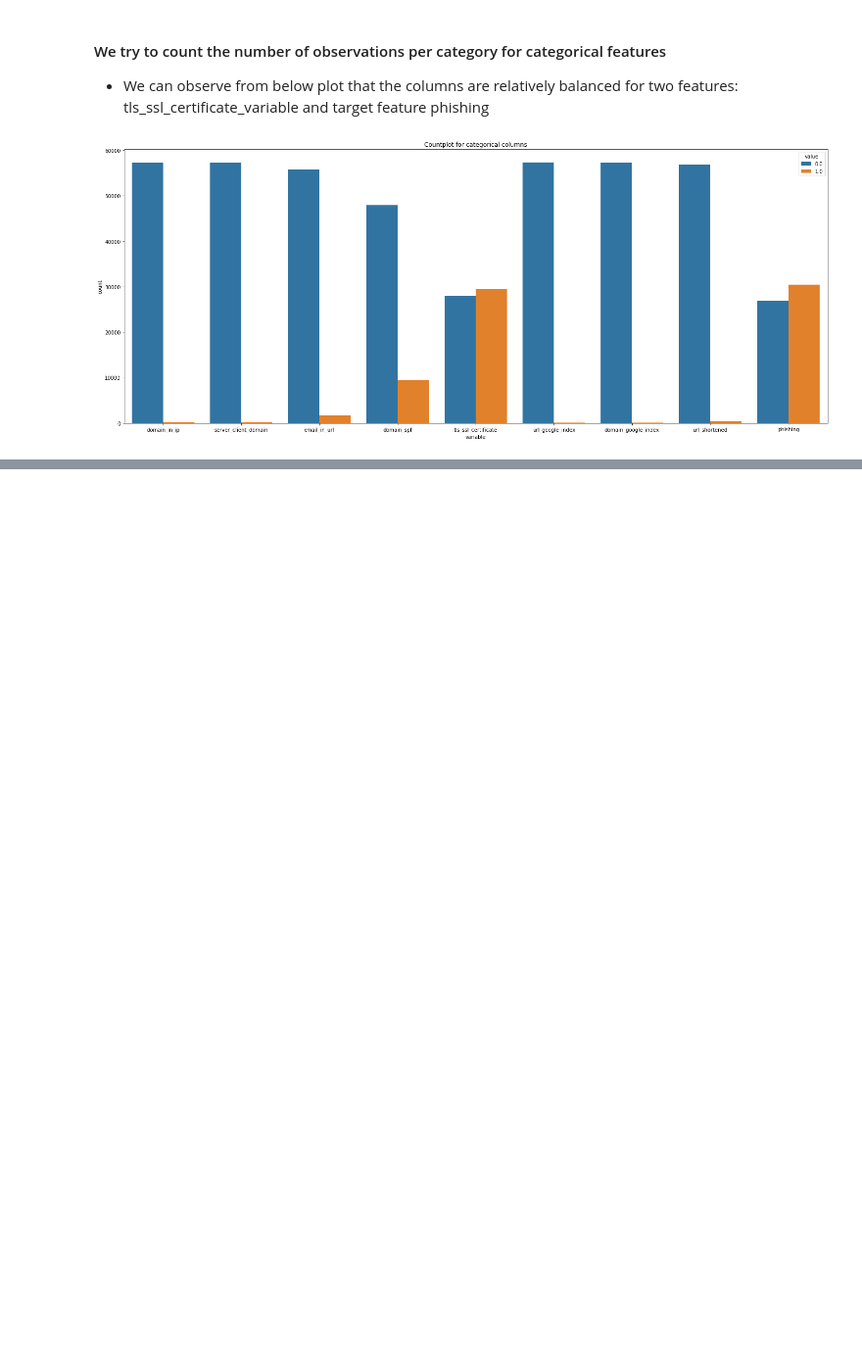
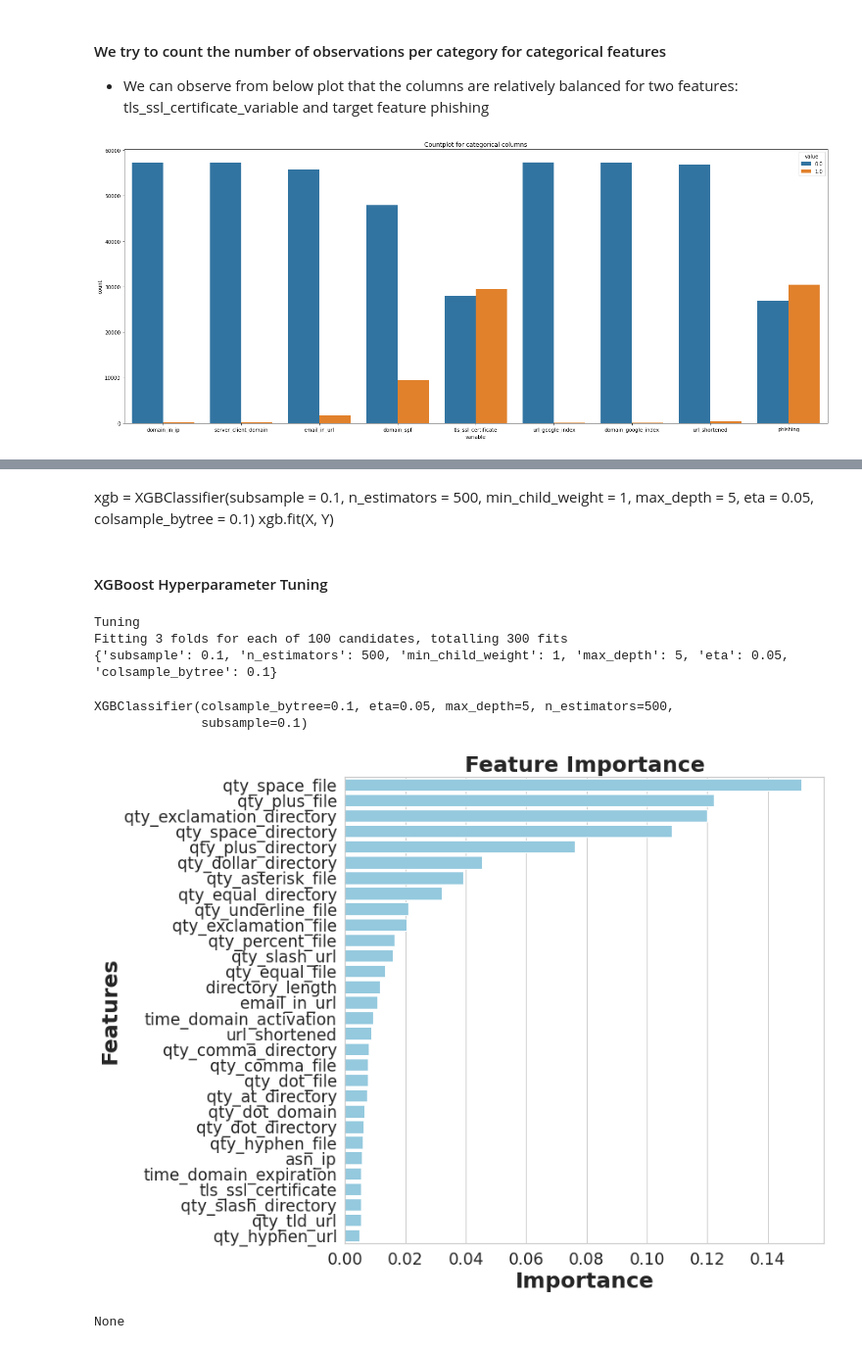
Before and after one commit to SaiGowtham-11/Customer-Analysis-and-Segementation, a Jupyter notebook: Milestone3Final.ipynb, the cells around one changed output, grey strips where cells are left out. Shown at 98% size. Cells and saved outputs as stored; diff of their text form; code cells hidden in the pictures; blank space fills up the shorter version.

Commit message:
Milestone3Final
Checked in the changes of exploratory data analysis on Mean Imputed data and Model training.

```diff
--- a/Milestone3Final.ipynb
+++ b/Milestone3Final.ipynb
@@ -354,0 +361,6 @@ plt.show()
+# %%
+from sklearn.neighbors import KNeighborsClassifier
+from sklearn.model_selection import train_test_split,cross_val_score
+
+X = mean_imputed_df.drop( columns='phishing')
+Y = mean_imputed_df['phishing']
@@ -354,0 +377,60 @@ plt.show()
+# %% [markdown]
+xgb = XGBClassifier(subsample = 0.1, n_estimators = 500, min_child_weight = 1,  max_depth = 5,  eta = 0.05, colsample_bytree = 0.1)
+xgb.fit(X, Y)
+# %% [markdown]
+#### XGBoost Hyperparameter Tuning
+# %%
+from sklearn.model_selection import RandomizedSearchCV
+print("Tuning")
+
+params = {
+    # Parameters that we are going to tune.
+    'max_depth':[int(x) for x in np.linspace(start=5, stop=20, num=1)],
+    'min_child_weight':[int(x) for x in np.linspace(start=1, stop=10, num=1)],
+    'eta':[0.3, 0.2, 0.1, 0.05, 0.01, 0.005],
+    'subsample': [x/10 for x in np.linspace(start=1, stop=10, num=1)],
+    'colsample_bytree': [x/10 for x in np.linspace(start=1, stop=10, num=1)],
+    'n_estimators': [int(x) for x in np.linspace(start=50, stop=500, num=50)]
+}
+
+xgb_random_search = RandomizedSearchCV(estimator=xgb,
+                                      param_distributions = params,
+                                      n_iter = 100,
+                                      cv=3,
+                                      verbose=2,
+                                      random_state=47,
+                                      n_jobs=2)
+
+xgb_random_search.fit(X_train, y_train)
+print(xgb_random_search.best_params_)
+# %% [output]
+Tuning
+Fitting 3 folds for each of 100 candidates, totalling 300 fits
+{'subsample': 0.1, 'n_estimators': 500, 'min_child_weight': 1, 'max_depth': 5, 'eta': 0.05, 'colsample_bytree': 0.1}
+# %%
+xgb = XGBClassifier(subsample = 0.1, n_estimators = 500, min_child_weight = 1,  max_depth = 5,  eta = 0.05, colsample_bytree = 0.1)
+xgb.fit(X, Y)
+# %% [output]
+XGBClassifier(colsample_bytree=0.1, eta=0.05, max_depth=5, n_estimators=500,
+              subsample=0.1)
+# %%
+import seaborn as sns
+feats = {}
+for feature, importance in zip(X.columns, xgb.feature_importances_):
+    feats[feature] = importance
+importances = pd.DataFrame.from_dict(feats, orient='index').rename(columns={0: 'Importance'})
+importances = importances.sort_values(by='Importance', ascending=False).nlargest(30, 'Importance')
+importances = importances.reset_index()
+importances = importances.rename(columns={'index': 'Features'})
+sns.set(font_scale = 5)
+sns.set(style="whitegrid", color_codes=True, font_scale = 1.7)
+fig, ax = plt.subplots()
+fig.set_size_inches(10,10)
+sns.barplot(x=importances['Importance'], y=importances['Features'], data=importances, color='skyblue')
+plt.xlabel('Importance', fontsize=25, weight = 'bold')
+plt.ylabel('Features', fontsize=25, weight = 'bold')
+plt.title('Feature Importance', fontsize=25, weight = 'bold')
+display(plt.show())
+# %% [output]
+[figure, added]
+None
```
Also changed, not shown: parts of 47 cells of this notebook.
